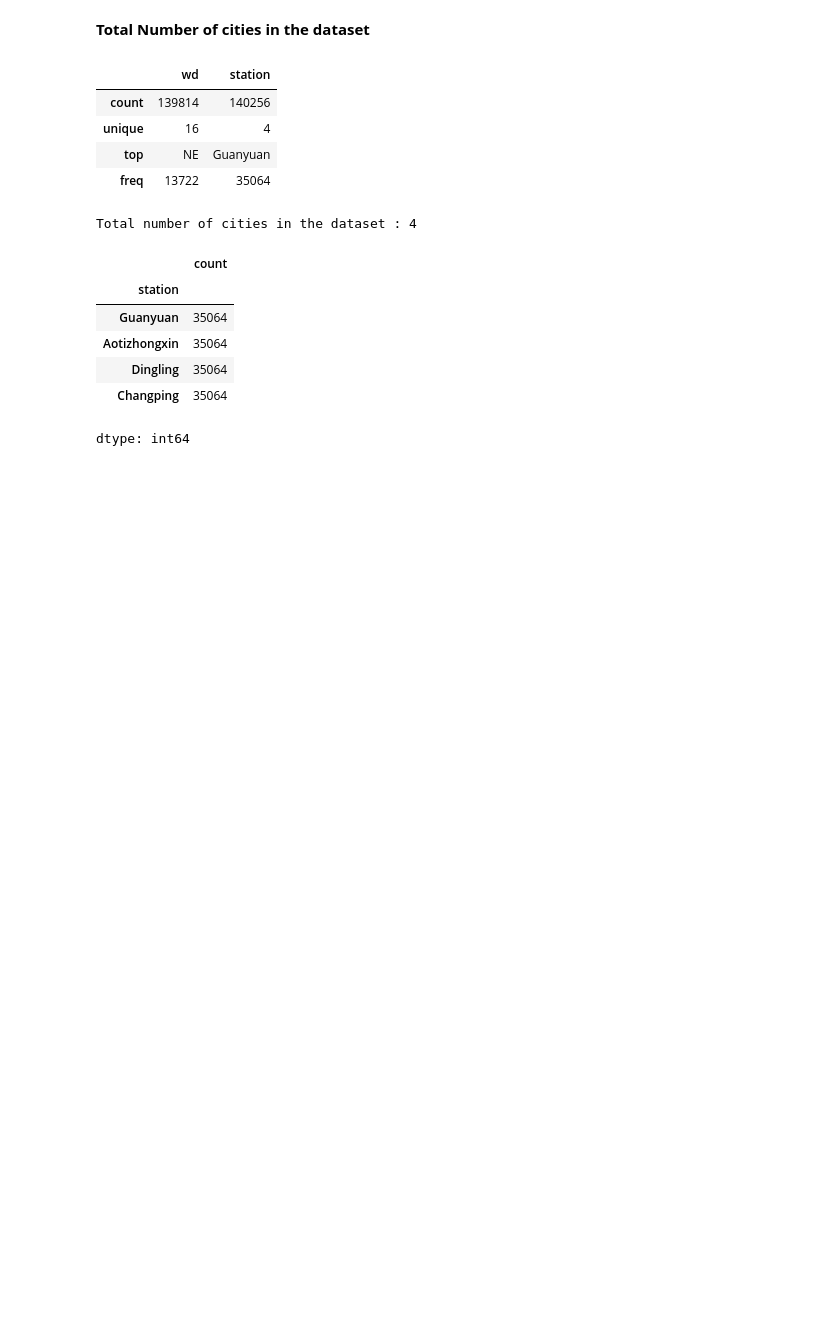
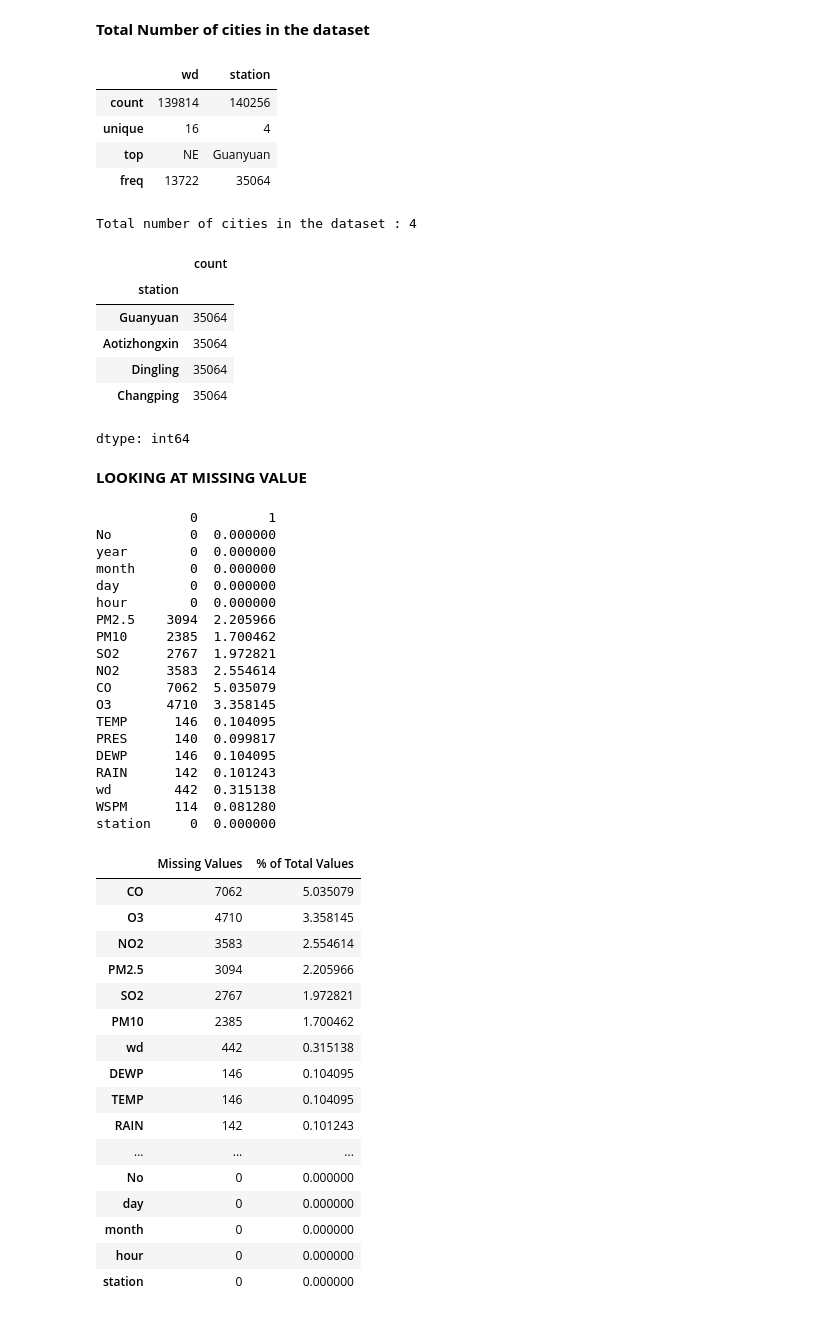
Before and after one commit to Myinnocent/CMP7005-ASSESS, a Jupyter notebook: Untitled7.ipynb, the cells around one changed output. Drawn from its saved outputs; the diff is of its cells as text; code cells hidden in the pictures; blank space fills up the shorter version.

```diff
--- a/Untitled7.ipynb
+++ b/Untitled7.ipynb
@@ -166,3 +166,68 @@ Total number of cities in the dataset : 4
 | Dingling | 35064 |
 | Changping | 35064 |
 dtype: int64
+# %% [markdown]
+**LOOKING AT MISSING VALUE**
+# %%
+# Missing values
+def missing_values_table(df):
+        # Total missing values
+        mis_val = df.isnull().sum()
+
+        # Percentage of missing values
+        mis_val_percent = 100 * df.isnull().sum() / len(df)
+
+        # Make a table with the results
+        mis_val_table = pd.concat([mis_val, mis_val_percent], axis=1)
+        print(mis_val_table)
+
+        # Rename the columns
+        mis_val_table_ren_columns = mis_val_table.rename(
+        columns = {0 : 'Missing Values', 1 : '% of Total Values'})
+
+        # Sort the table by percentage of missing descending
+        mis_val_table_ren_columns = mis_val_table_ren_columns.sort_values(
+        '% of Total Values', ascending=False)
+
+        # Return the dataframe with missing information
+        return mis_val_table_ren_columns
+
+missing_values= missing_values_table(df)
+missing_values.style.background_gradient(cmap='Blues')
+# %% [output]
+            0         1
+No          0  0.000000
+year        0  0.000000
+month       0  0.000000
+day         0  0.000000
+hour        0  0.000000
+PM2.5    3094  2.205966
+PM10     2385  1.700462
+SO2      2767  1.972821
+NO2      3583  2.554614
+CO       7062  5.035079
+O3       4710  3.358145
+TEMP      146  0.104095
+PRES      140  0.099817
+DEWP      146  0.104095
+RAIN      142  0.101243
+wd        442  0.315138
+WSPM      114  0.081280
+station     0  0.000000
+|  | Missing Values | % of Total Values |
+| CO | 7062 | 5.035079 |
+| O3 | 4710 | 3.358145 |
+| NO2 | 3583 | 2.554614 |
+| PM2.5 | 3094 | 2.205966 |
+| SO2 | 2767 | 1.972821 |
+| PM10 | 2385 | 1.700462 |
+| wd | 442 | 0.315138 |
+| DEWP | 146 | 0.104095 |
+| TEMP | 146 | 0.104095 |
+| RAIN | 142 | 0.101243 |
+| ... | ... | ... |
+| No | 0 | 0.000000 |
+| day | 0 | 0.000000 |
+| month | 0 | 0.000000 |
+| hour | 0 | 0.000000 |
+| station | 0 | 0.000000 |
```
Also changed, not shown: parts of 2 cells of this notebook.
